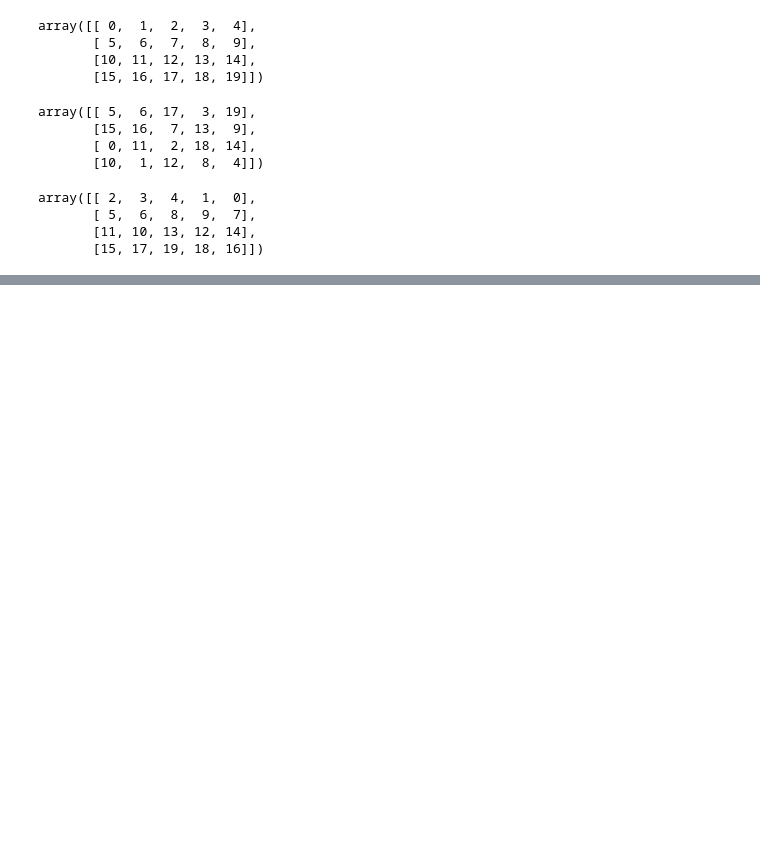
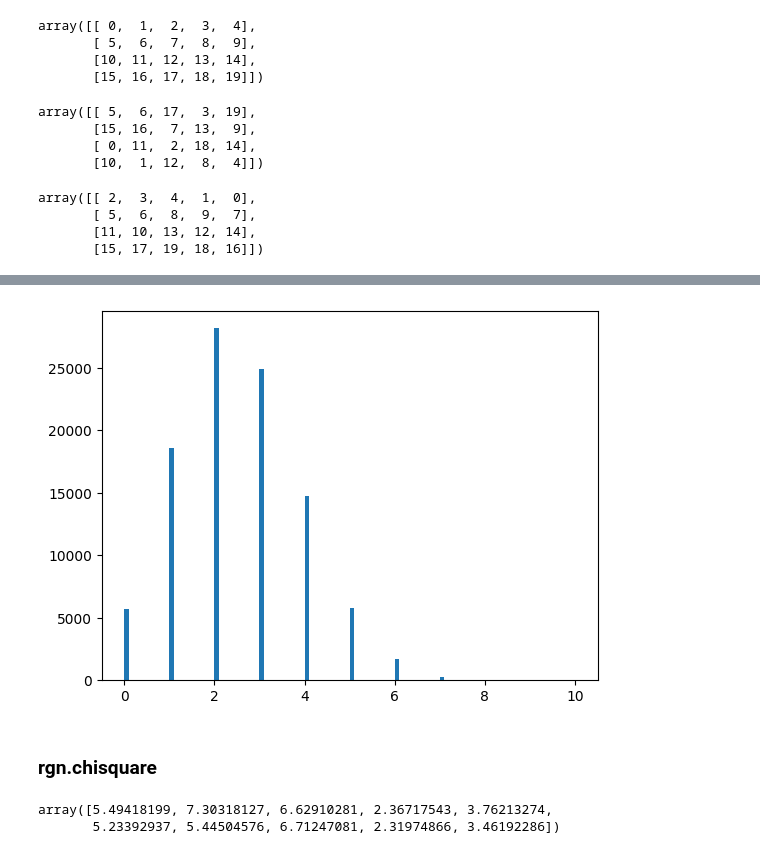
Before and after one commit to Joao-Inacio/NumPy-Essencial-para-Desenvolvedores-Python, a Jupyter notebook: 0.6_Numeros_aleatorios/num.ipynb, the cells around one changed output, grey strips where cells are left out. Drawn from its saved outputs; the diff is of its cells as text; code cells hidden in the pictures; blank space fills up the shorter version.

```diff
--- a/0.6_Numeros_aleatorios/num.ipynb
+++ b/0.6_Numeros_aleatorios/num.ipynb
@@ -187,0 +207,11 @@ array([[ 2,  3,  4,  1,  0],
+# %%
+plt.hist(rng.binomial(n=10, p=0.25, size=100_000), bins=100);
+# %% [output]
+[figure, added]
+# %% [markdown]
+### rgn.chisquare
+# %%
+rng.chisquare(df=5, size=10)
+# %% [output]
+array([5.49418199, 7.30318127, 6.62910281, 2.36717543, 3.76213274,
+       5.23392937, 5.44504576, 6.71247081, 2.31974866, 3.46192286])
```
Also changed, not shown: parts of 11 cells of this notebook.
